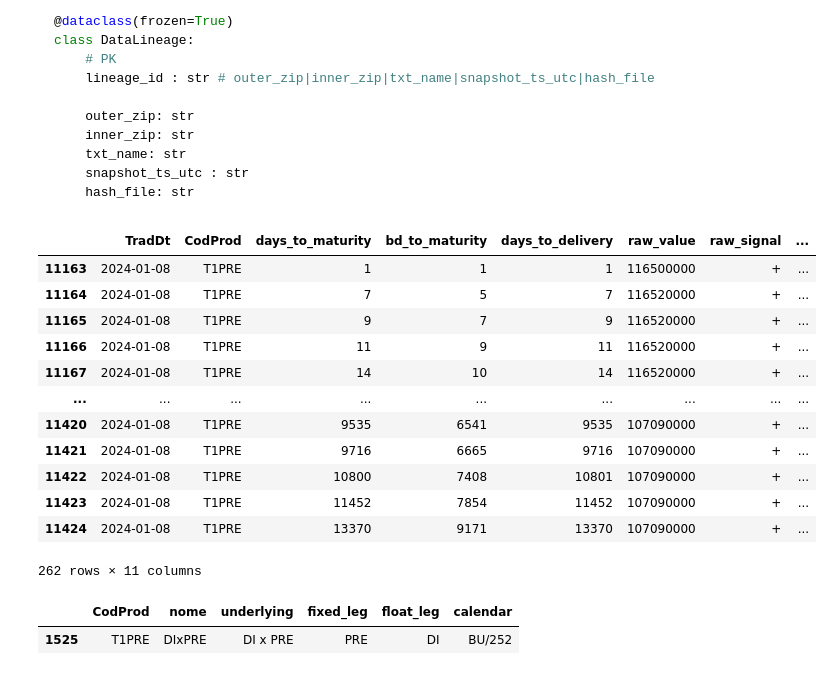
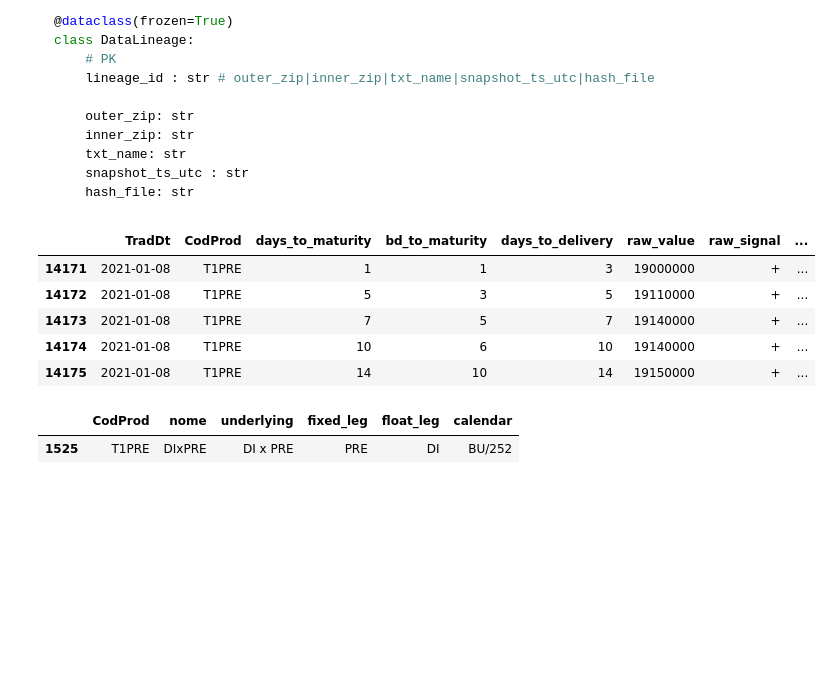
Before and after one commit to JuanRocha01/ML-ETTJ26, a Jupyter notebook: study/trusted.ipynb, the cells around one changed output. Saved outputs shown, nothing was run; the diff lists cells and outputs as text; code cells hidden in the pictures; blank space fills up the shorter version.

````diff
--- a/study/trusted.ipynb
+++ b/study/trusted.ipynb
@@ -1667,22 +1667,15 @@ class DataLineage:
     hash_file: str
 ```
 # %%
-df = pd.read_parquet(r"C:\Users\Dell\OneDrive\Documentos\GitHub\ML-ETTJ26\data\02_trusted\b3\swaps\swap_dixpre\2024-01-08.parquet")
-df
+df = pd.read_parquet(r"C:\Users\Dell\OneDrive\Documentos\GitHub\ML-ETTJ26\data\02_trusted\b3\swaps\swap_dixpre\2021-01-08.parquet")
+df.head(5)
 # %% [output]
 |  | TradDt | CodProd | days_to_maturity | bd_to_maturity | days_to_delivery | raw_value | raw_signal | ... |
-| 11163 | 2024-01-08 | T1PRE | 1 | 1 | 1 | 116500000 | + | ... |
-| 11164 | 2024-01-08 | T1PRE | 7 | 5 | 7 | 116520000 | + | ... |
-| 11165 | 2024-01-08 | T1PRE | 9 | 7 | 9 | 116520000 | + | ... |
-| 11166 | 2024-01-08 | T1PRE | 11 | 9 | 11 | 116520000 | + | ... |
-| 11167 | 2024-01-08 | T1PRE | 14 | 10 | 14 | 116520000 | + | ... |
-| ... | ... | ... | ... | ... | ... | ... | ... | ... |
-| 11420 | 2024-01-08 | T1PRE | 9535 | 6541 | 9535 | 107090000 | + | ... |
-| 11421 | 2024-01-08 | T1PRE | 9716 | 6665 | 9716 | 107090000 | + | ... |
-| 11422 | 2024-01-08 | T1PRE | 10800 | 7408 | 10801 | 107090000 | + | ... |
-| 11423 | 2024-01-08 | T1PRE | 11452 | 7854 | 11452 | 107090000 | + | ... |
-| 11424 | 2024-01-08 | T1PRE | 13370 | 9171 | 13370 | 107090000 | + | ... |
+| 14171 | 2021-01-08 | T1PRE | 1 | 1 | 3 | 19000000 | + | ... |
+| 14172 | 2021-01-08 | T1PRE | 5 | 3 | 5 | 19110000 | + | ... |
+| 14173 | 2021-01-08 | T1PRE | 7 | 5 | 7 | 19140000 | + | ... |
+| 14174 | 2021-01-08 | T1PRE | 10 | 6 | 10 | 19140000 | + | ... |
+| 14175 | 2021-01-08 | T1PRE | 14 | 10 | 14 | 19150000 | + | ... |
-262 rows × 11 columns
 # %%
 df = pd.read_parquet(r"C:\Users\Dell\OneDrive\Documentos\GitHub\ML-ETTJ26\data\02_trusted\b3\swaps\swap_master.parquet")
 df
````
Also changed, not shown: 12 other files.
